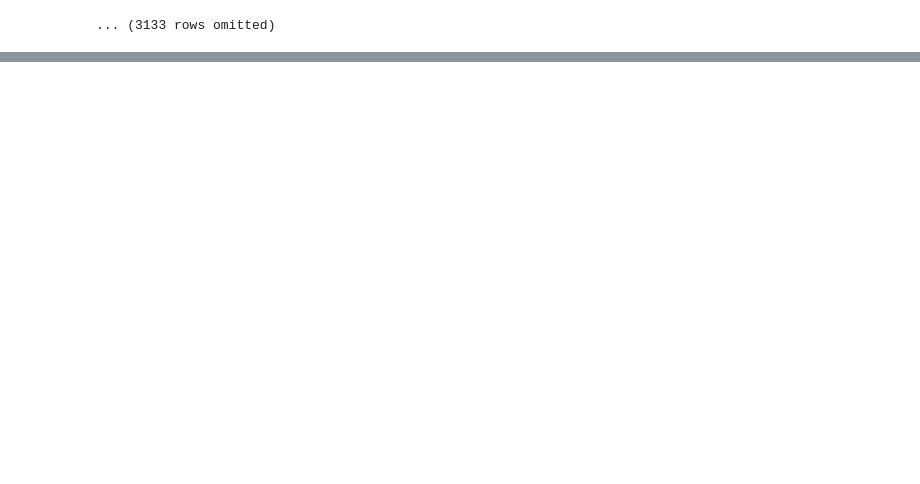
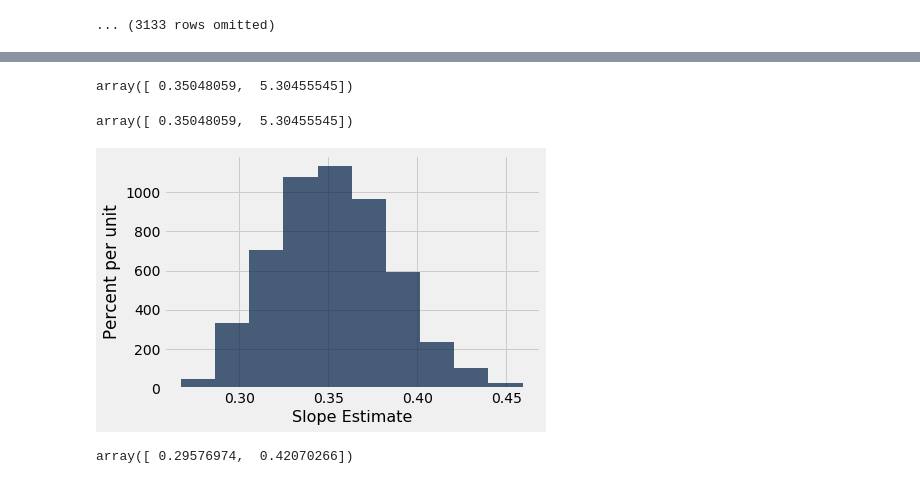
Before and after one commit to omkarshanbhag/health_socioeconomic_data_exploration, a Jupyter notebook: health_socio.ipynb, the cells around one changed output, grey strips where cells are left out. Drawn from its saved outputs; the diff is of its cells as text; code cells hidden in the pictures; blank space fills up the shorter version.

```diff
--- a/health_socio.ipynb
+++ b/health_socio.ipynb
@@ -42,0 +135,3 @@ counties_socioeconomic
+# %%
+counties_grouped = counties_condensed.group('State', np.nanmean)
+counties_grouped
@@ -42,0 +151,4 @@ counties_socioeconomic
+# %%
+#Calculate the correlation value between the averaged Adult Diabetes Rates grouped by states and the average poverty rate Grouped States per county
+pov_dia_corr = correlation(counties_grouped.column('POVRATE15 nanmean'), counties_grouped.column('PCT_DIABETES_ADULTS13 nanmean'))
+pov_dia_corr
@@ -42,0 +165,33 @@ counties_socioeconomic
+# %%
+slope = pov_dia_corr*(np.std(counties_grouped.column('PCT_DIABETES_ADULTS13 nanmean'))/np.std(counties_grouped.column('POVRATE15 nanmean')))
+intercept = np.average(counties_grouped.column('PCT_DIABETES_ADULTS13 nanmean')) - slope*np.average(counties_grouped.column('POVRATE15 nanmean'))
+fit_line_pov_dia = make_array(slope, intercept)
+fit_line_pov_dia
+# %% [output]
+array([ 0.35048059,  5.30455545])
+# %%
+def fit_line(correlation, array_x, array_y):
+    slope = correlation*(np.std(array_y)/np.std(array_x))
+    intercept = np.average(array_y) - slope*np.average(array_x)
+    return make_array(slope, intercept)
+fit_line(pov_dia_corr, counties_grouped.column('POVRATE15 nanmean'), counties_grouped.column('PCT_DIABETES_ADULTS13 nanmean'))
+# %% [output]
+array([ 0.35048059,  5.30455545])
+# %%
+resample_slopes = make_array()
+for i in np.arange(1000):
+    sample = counties_grouped.sample()
+    resample_line = fit_line(pov_dia_corr, sample.column('POVRATE15 nanmean'), sample.column('PCT_DIABETES_ADULTS13 nanmean'))
+    resample_slope = resample_line.item(0)
+    resample_slopes = np.append(resample_slopes, resample_slope)
+
+Table().with_column('Slope Estimate', resample_slopes).hist()
+# %% [output]
+[figure, added]
+# %%
+lower_end = percentile(2.5, resample_slopes)
+upper_end = percentile(97.5, resample_slopes)
+confidence_int = make_array(lower_end, upper_end)
+confidence_int
+# %% [output]
+array([ 0.29576974,  0.42070266])
```
Also changed, not shown: parts of 43 cells of this notebook, 1 other file.
